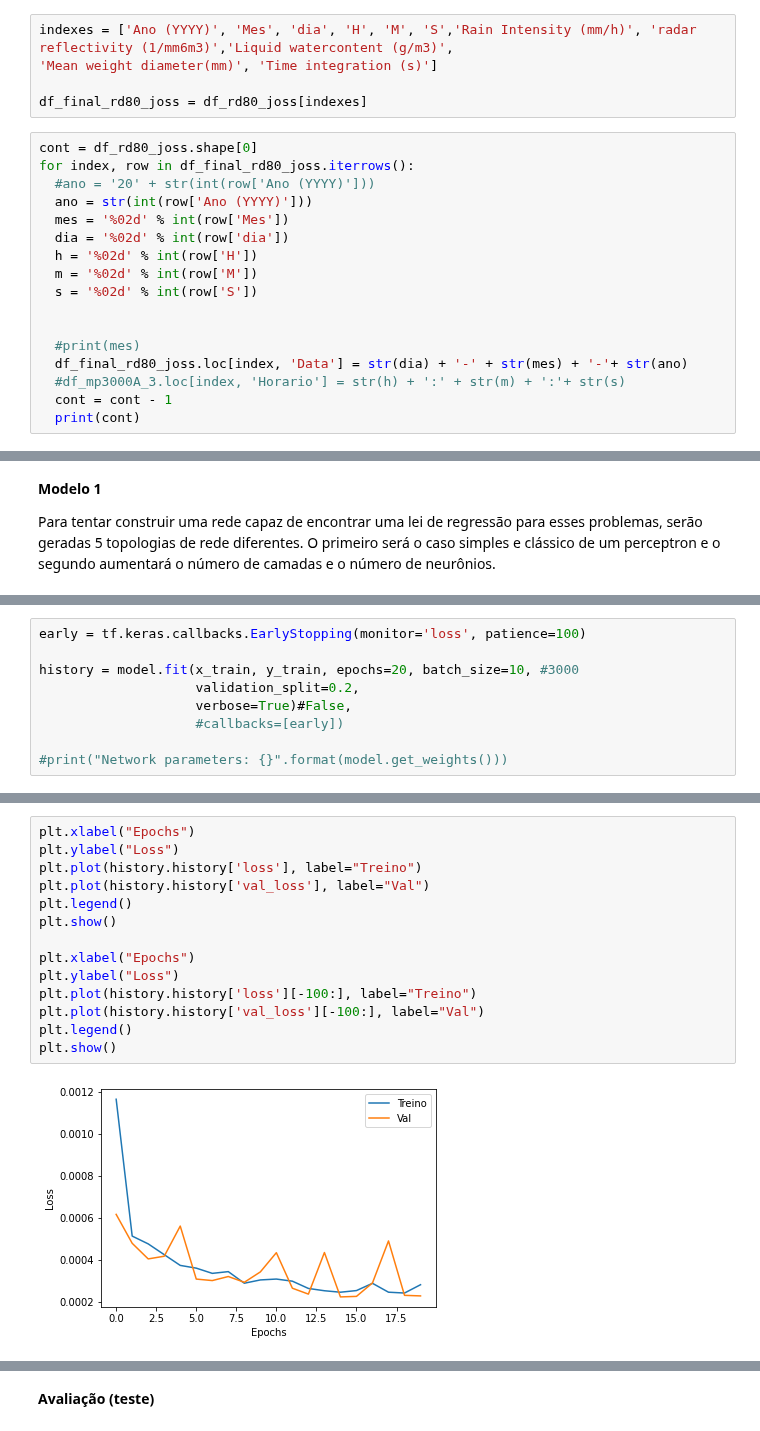
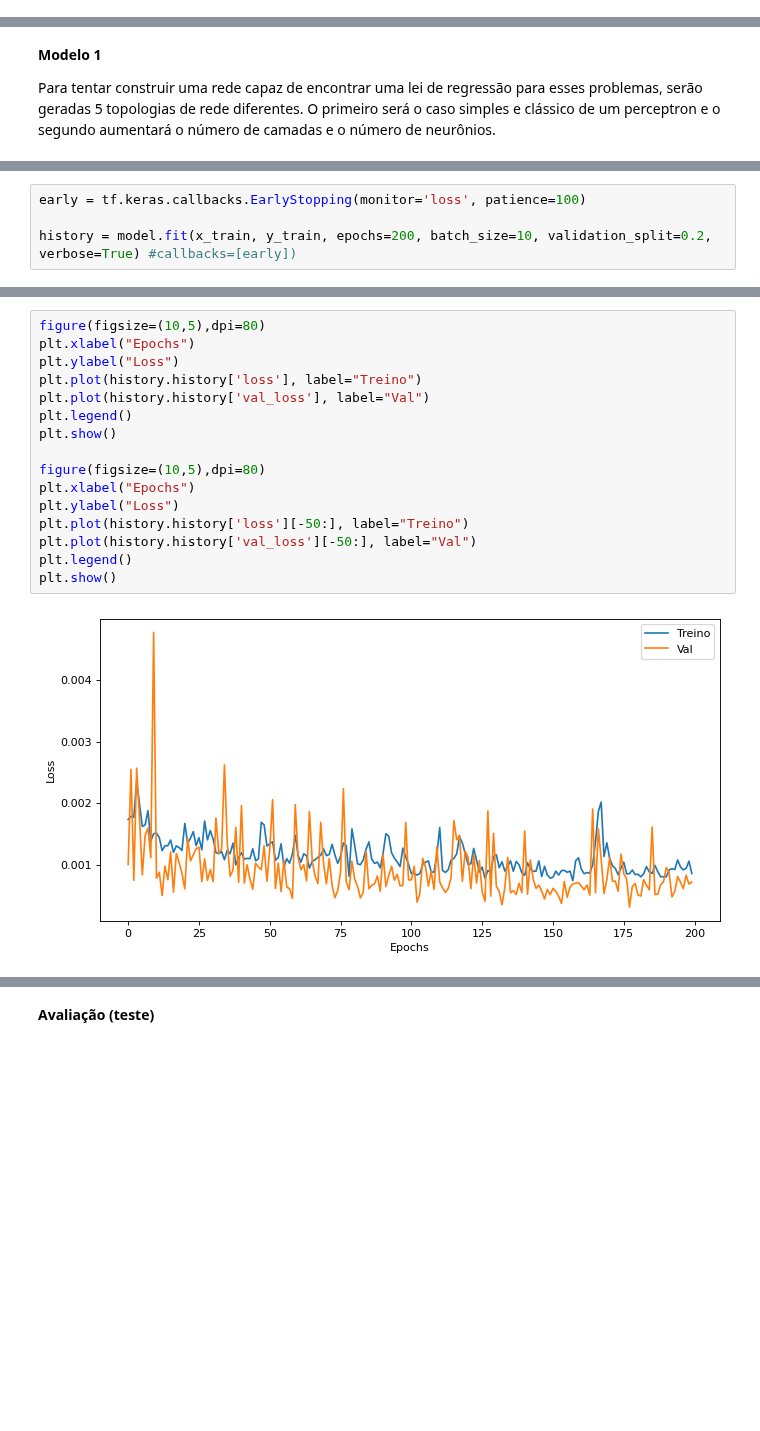
Before and after one commit to lourencocavalcante/Neurocomputacao, a Jupyter notebook: CAP351_Projeto_01_MLP.ipynb, the cells around one changed output, grey strips where cells are left out. Cells and saved outputs as stored; diff of their text form; blank space fills up the shorter version.

```diff
--- a/CAP351_Projeto_01_MLP.ipynb
+++ b/CAP351_Projeto_01_MLP.ipynb
@@ -136,22 +201,0 @@ df_rd80_joss.shape[0]
-# %%
-indexes = ['Ano (YYYY)', 'Mes', 'dia', 'H', 'M', 'S','Rain Intensity (mm/h)', 'radar reflectivity (1/mm6m3)','Liquid watercontent (g/m3)',
-'Mean weight diameter(mm)', 'Time integration (s)']
-
-df_final_rd80_joss = df_rd80_joss[indexes]
-# %%
-cont = df_rd80_joss.shape[0]
-for index, row in df_final_rd80_joss.iterrows():
-  #ano = '20' + str(int(row['Ano (YYYY)']))
-  ano = str(int(row['Ano (YYYY)']))
-  mes = '%02d' % int(row['Mes'])
-  dia = '%02d' % int(row['dia'])
-  h = '%02d' % int(row['H'])
-  m = '%02d' % int(row['M'])
-  s = '%02d' % int(row['S'])
-
-
-  #print(mes)
-  df_final_rd80_joss.loc[index, 'Data'] = str(dia) + '-' + str(mes) + '-'+ str(ano)
-  #df_mp3000A_3.loc[index, 'Horario'] = str(h) + ':' + str(m) + ':'+ str(s)
-  cont = cont - 1
-  print(cont)
@@ -260,10 +292,5 @@ tf.keras.utils.plot_model(model, show_shapes=True)
 # %%
 early = tf.keras.callbacks.EarlyStopping(monitor='loss', patience=100)
 
-history = model.fit(x_train, y_train, epochs=20, batch_size=10, #3000
-                    validation_split=0.2,
-                    verbose=True)#False,
-                    #callbacks=[early])
-
-#print("Network parameters: {}".format(model.get_weights()))
+history = model.fit(x_train, y_train, epochs=200, batch_size=10, validation_split=0.2, verbose=True) #callbacks=[early])
 # %% [output]
@@ -287,16 +314,18 @@ Epoch 20/20
 # %%
+figure(figsize=(10,5),dpi=80)
 plt.xlabel("Epochs")
 plt.ylabel("Loss")
 plt.plot(history.history['loss'], label="Treino")
 plt.plot(history.history['val_loss'], label="Val")
 plt.legend()
 plt.show()
 
+figure(figsize=(10,5),dpi=80)
 plt.xlabel("Epochs")
 plt.ylabel("Loss")
-plt.plot(history.history['loss'][-100:], label="Treino")
-plt.plot(history.history['val_loss'][-100:], label="Val")
+plt.plot(history.history['loss'][-50:], label="Treino")
+plt.plot(history.history['val_loss'][-50:], label="Val")
 plt.legend()
 plt.show()
 # %% [output]
-[figure, old version]
+[figure, new version]
```
Also changed, not shown: parts of 37 cells of this notebook.
